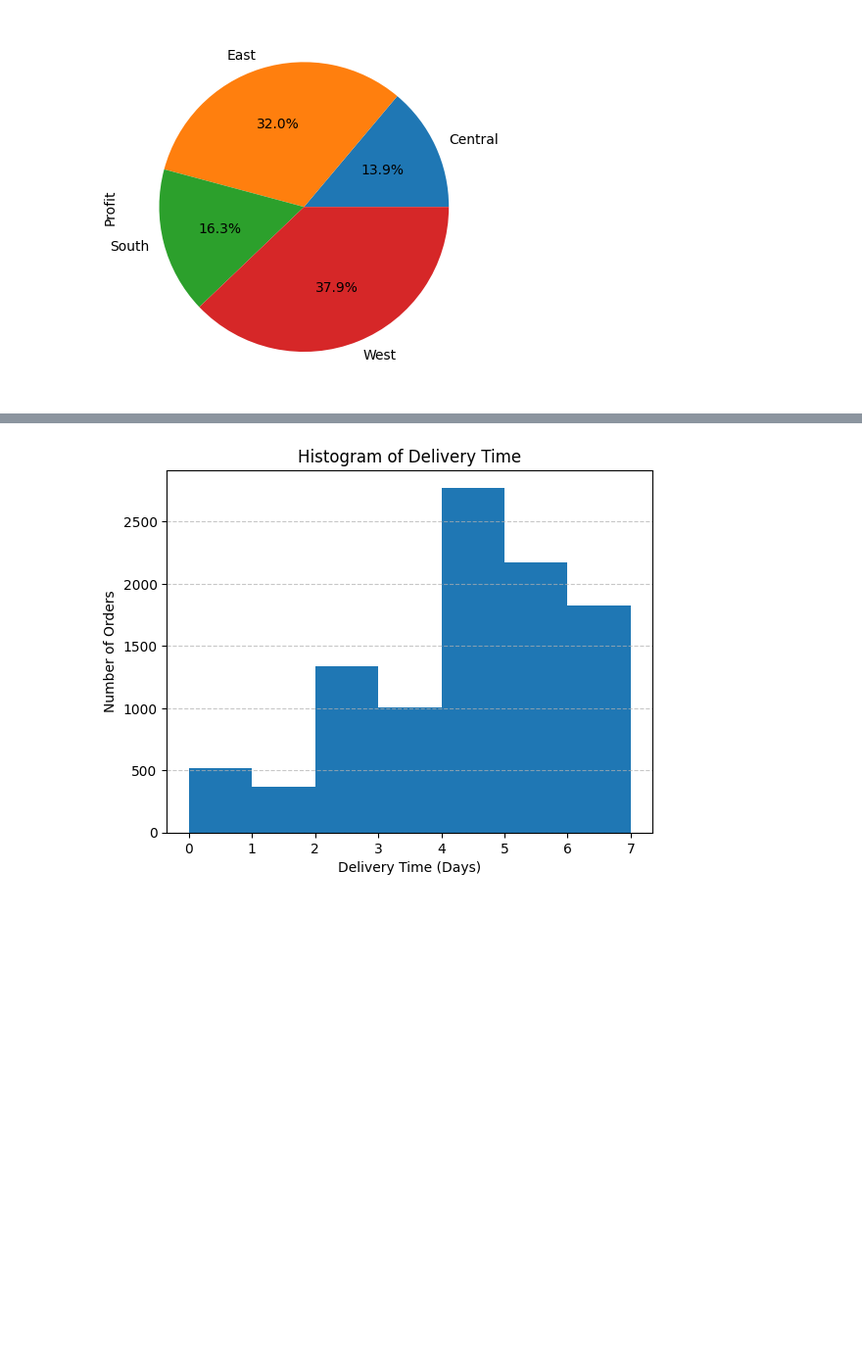
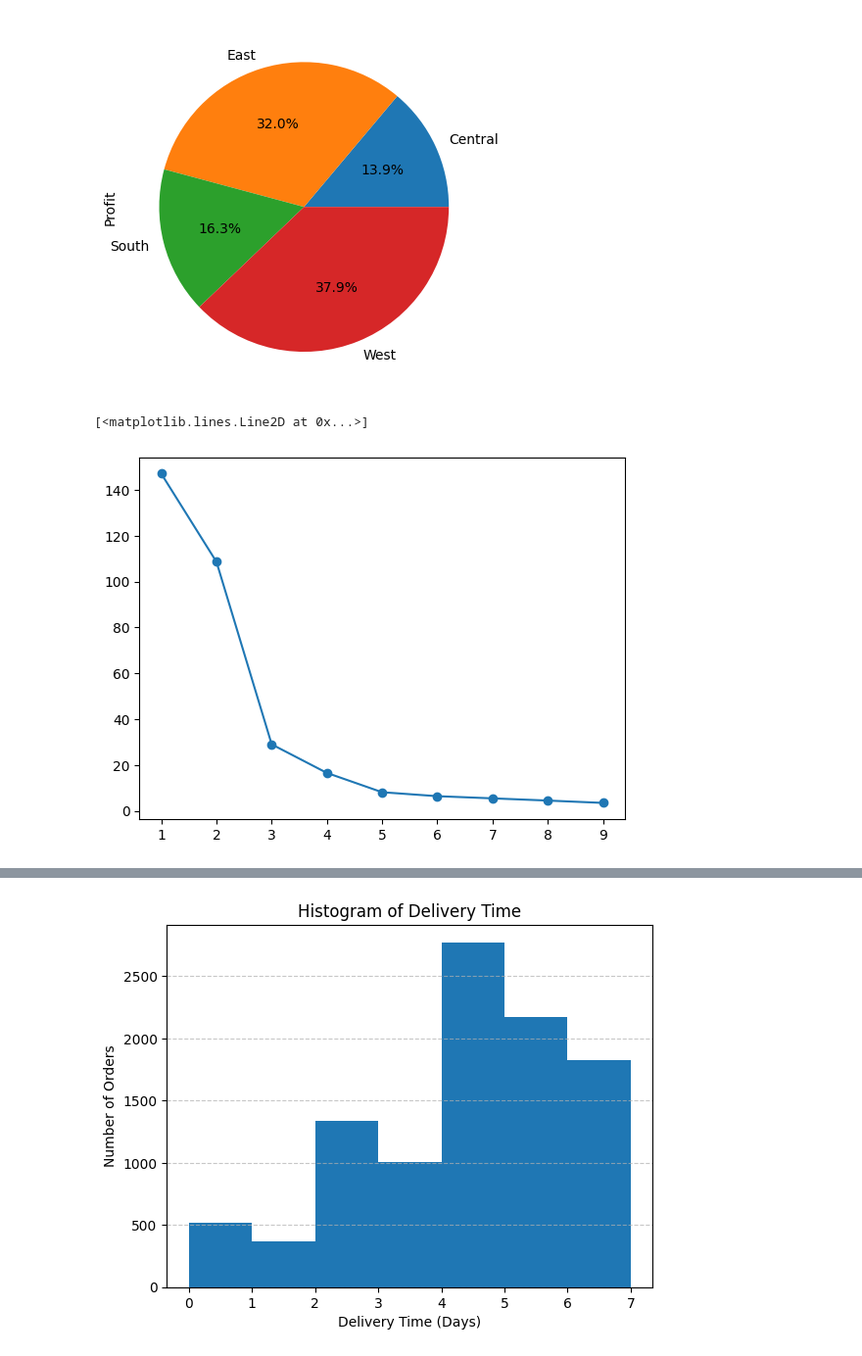
Before and after one commit to KyleNicholls19/StoreDataAnalysis, a Jupyter notebook: StoreAnalysis.ipynb, the cells around one changed output, grey strips where cells are left out. Shown at 98% size. Drawn from its saved outputs; the diff is of its cells as text; code cells hidden in the pictures; blank space fills up the shorter version.

Commit message:
KMeans clustering with states

```diff
--- a/StoreAnalysis.ipynb
+++ b/StoreAnalysis.ipynb
@@ -265,3 +268,23 @@ df.groupby("Region")["Profit"].sum().plot(kind='pie', autopct='%1.1f%%')
 # %% [output]
 <Axes: ylabel='Profit'>
 [figure]
+# %%
+
+
+state_data = df.groupby("State")[["Sales","Profit","Discount"]].mean()
+
+# Normalize the features
+scaler = StandardScaler()
+scaled_data = scaler.fit_transform(state_data)
+
+# find the optimal amount of clusters
+inertia = []
+for k in range(1,10):
+    kmeans = KMeans(n_clusters=k, random_state=42)
+    kmeans.fit(scaled_data)
+    inertia.append(kmeans.inertia_)
+
+plt.plot(range(1,10), inertia, marker='o')
+# %% [output]
+[<matplotlib.lines.Line2D at 0x...>]
+[figure, added]
```
Also changed, not shown: parts of 4 cells of this notebook.
